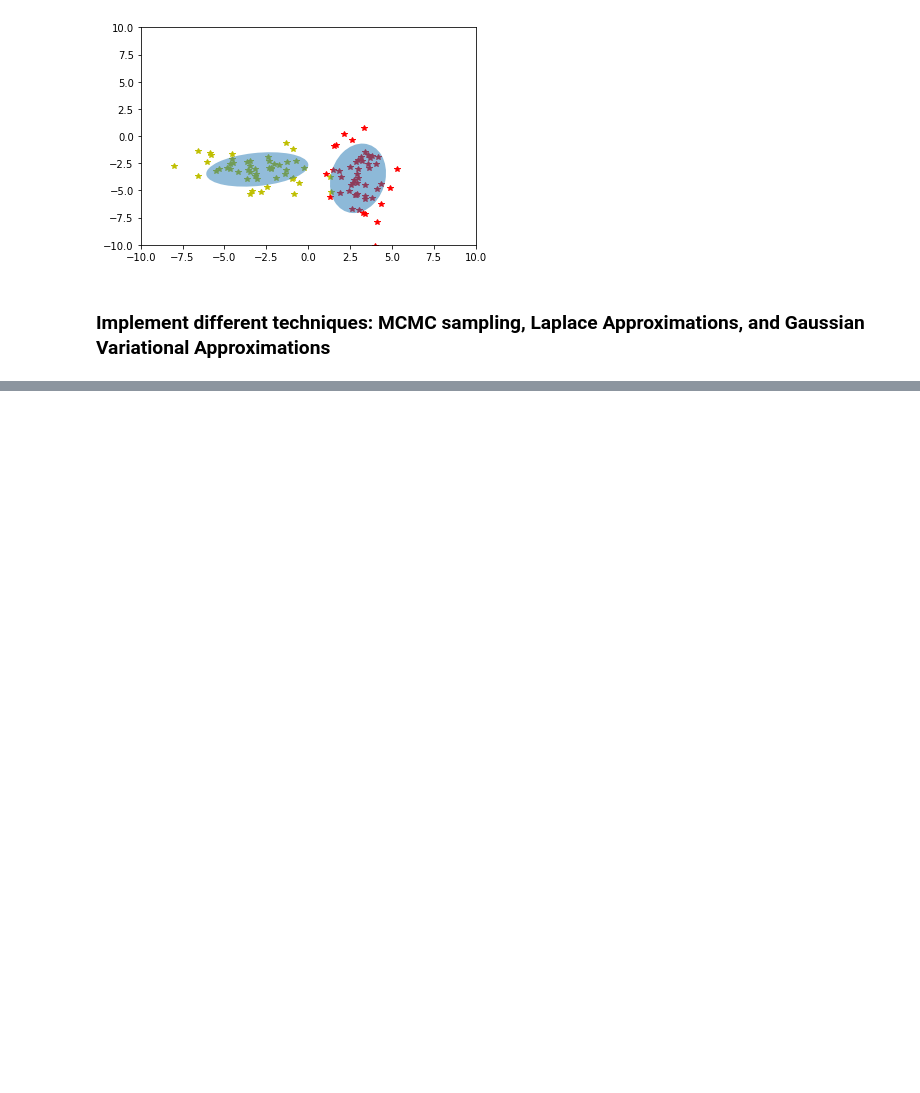
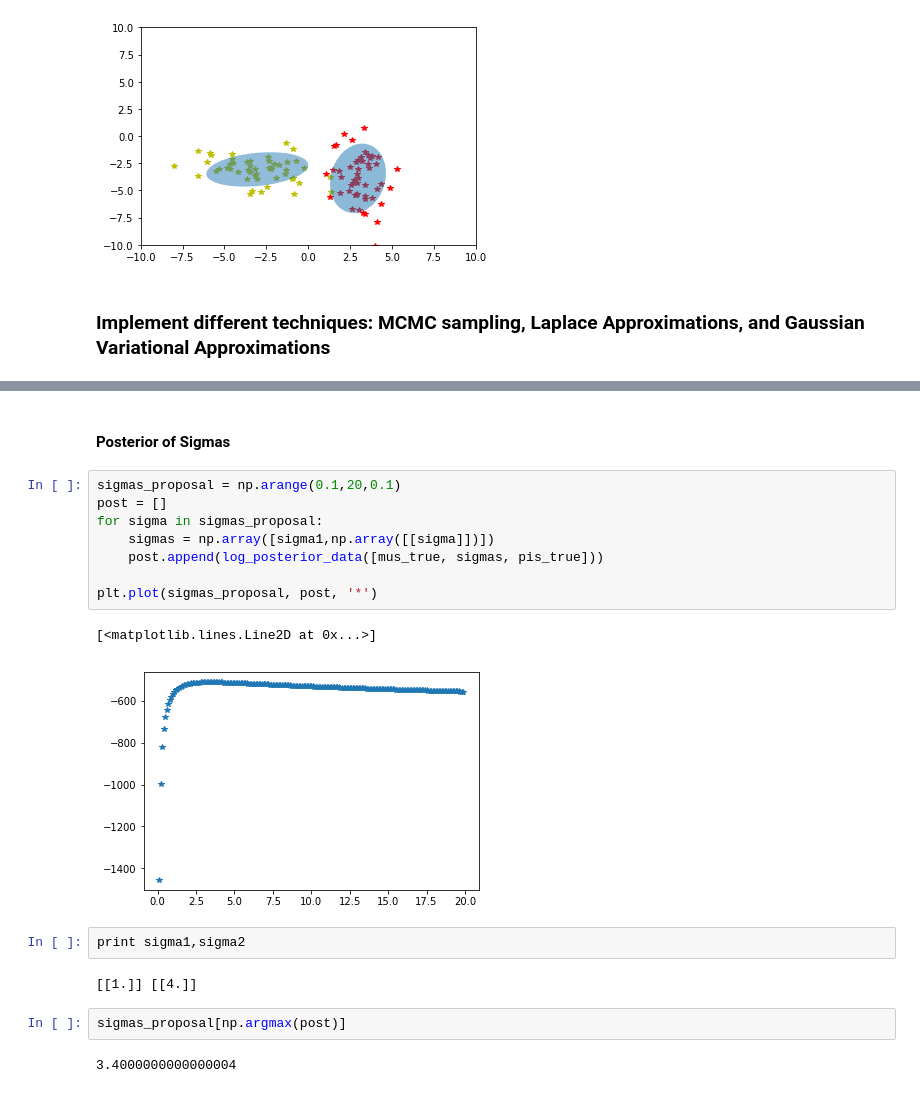
Before and after one commit to anhnguyendepocen/bayes_comp, a Jupyter notebook: notebook/Gaussian Mixture Model.ipynb, the cells around one changed output, grey strips where cells are left out. Saved outputs shown, nothing was run; the diff lists cells and outputs as text; blank space fills up the shorter version.

```diff
--- a/notebook/Gaussian Mixture Model.ipynb
+++ b/notebook/Gaussian Mixture Model.ipynb
@@ -115,0 +210,21 @@ plt.plot(sample2[:,0],sample2[:,1],'y*',zorder = 0)
+# %% [markdown]
+#### Posterior of Sigmas
+# %%
+sigmas_proposal = np.arange(0.1,20,0.1)
+post = []
+for sigma in sigmas_proposal:
+    sigmas = np.array([sigma1,np.array([[sigma]])])
+    post.append(log_posterior_data([mus_true, sigmas, pis_true]))
+
+plt.plot(sigmas_proposal, post, '*')
+# %% [output]
+[<matplotlib.lines.Line2D at 0x...>]
+[figure, added]
+# %%
+print sigma1,sigma2
+# %% [output]
+[[1.]] [[4.]]
+# %%
+sigmas_proposal[np.argmax(post)]
+# %% [output]
+3.4000000000000004
```
Also changed, not shown: parts of 29 cells of this notebook.
